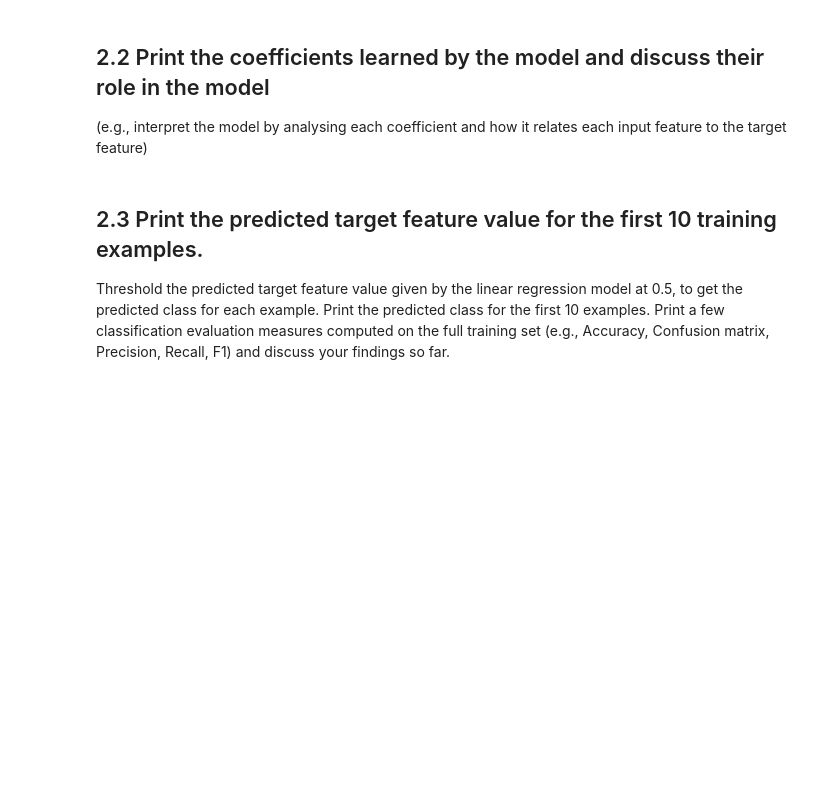
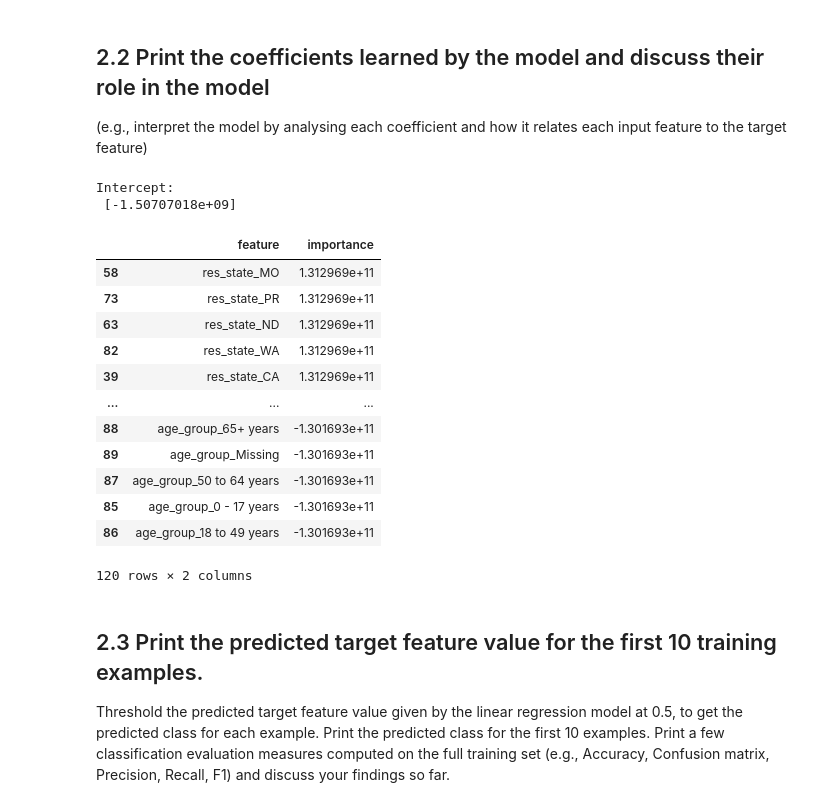
Before and after one commit to minhlynguyen/ucd-da-covid-death-prediction, a Jupyter notebook: MinhLy_Nguyen_22201371_Anil_Vercruysse_22202474_COMP47350_Homework2.ipynb, the cells around one changed output. Drawn from its saved outputs; the diff is of its cells as text; code cells hidden in the pictures; blank space fills up the shorter version.

```diff
--- a/MinhLy_Nguyen_22201371_Anil_Vercruysse_22202474_COMP47350_Homework2.ipynb
+++ b/MinhLy_Nguyen_22201371_Anil_Vercruysse_22202474_COMP47350_Homework2.ipynb
@@ -199,0 +161,4 @@ for feature in categorical_features:
+# %%
+# Select the promising features:
+predictive_category = ["case_month", "res_state", "age_group", "sex", "race", "ethnicity", "current_status",
+                      "symptom_status","hosp_yn","icu_yn"]
@@ -199,0 +183,5 @@ for feature in categorical_features:
+# %%
+# Create dummy variables to represent categorical data
+X_train = X_train[predictive_category]
+X_train = pd.get_dummies(X_train)
+X_train.shape
@@ -199,0 +190,5 @@ for feature in categorical_features:
+# %%
+# create a new Series called is_death
+y_train['is_death'] = y_train.death_yn.map({'Yes':1, 'No':0})
+y_train = y_train[['is_death']]
+y_train.head()
@@ -260,0 +222,4 @@ print("Test F1 Score:", f1_test)
+# %%
+# Train the linear regression model:
+lnr = LinearRegression()
+lnr.fit(X_train, y_train)
@@ -262,6 +229,27 @@ print("Test F1 Score:", f1_test)
 ## 2.2 Print the coefficients learned by the model and discuss their role in the model
 
 (e.g., interpret the model by analysing each coefficient and how it relates each input feature to the target feature)
+# %%
+# Print the intercept and weights learned for each feature.
+print("\nIntercept: \n", lnr.intercept_)
+feature_importance = pd.DataFrame({'feature': X_train.columns.values, 'importance':lnr.coef_[0]})
+feature_importance.sort_values('importance', ascending=False)
+# %% [output]
+Intercept:
+ [-1.50707018e+09]
+|  | feature | importance |
+| 58 | res_state_MO | 1.312969e+11 |
+| 73 | res_state_PR | 1.312969e+11 |
+| 63 | res_state_ND | 1.312969e+11 |
+| 82 | res_state_WA | 1.312969e+11 |
+| 39 | res_state_CA | 1.312969e+11 |
+| ... | ... | ... |
+| 88 | age_group_65+ years | -1.301693e+11 |
+| 89 | age_group_Missing | -1.301693e+11 |
+| 87 | age_group_50 to 64 years | -1.301693e+11 |
+| 85 | age_group_0 - 17 years | -1.301693e+11 |
+| 86 | age_group_18 to 49 years | -1.301693e+11 |
+120 rows × 2 columns
 # %% [markdown]
 ## 2.3 Print the predicted target feature value for the first 10 training examples.
 
```
Also changed, not shown: parts of 42 cells of this notebook, 1 other file.
